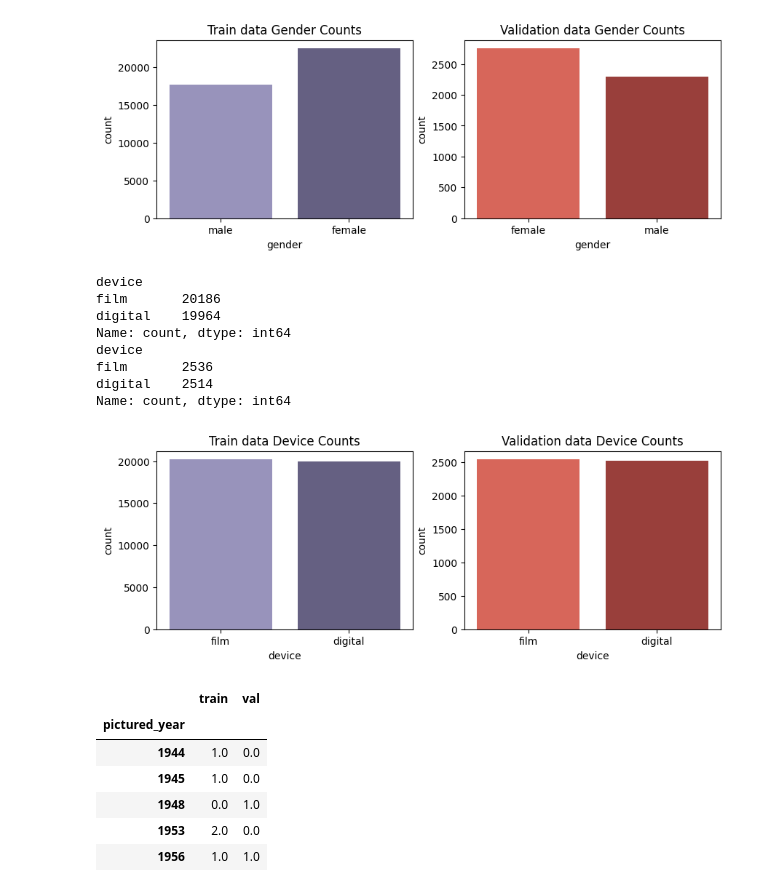
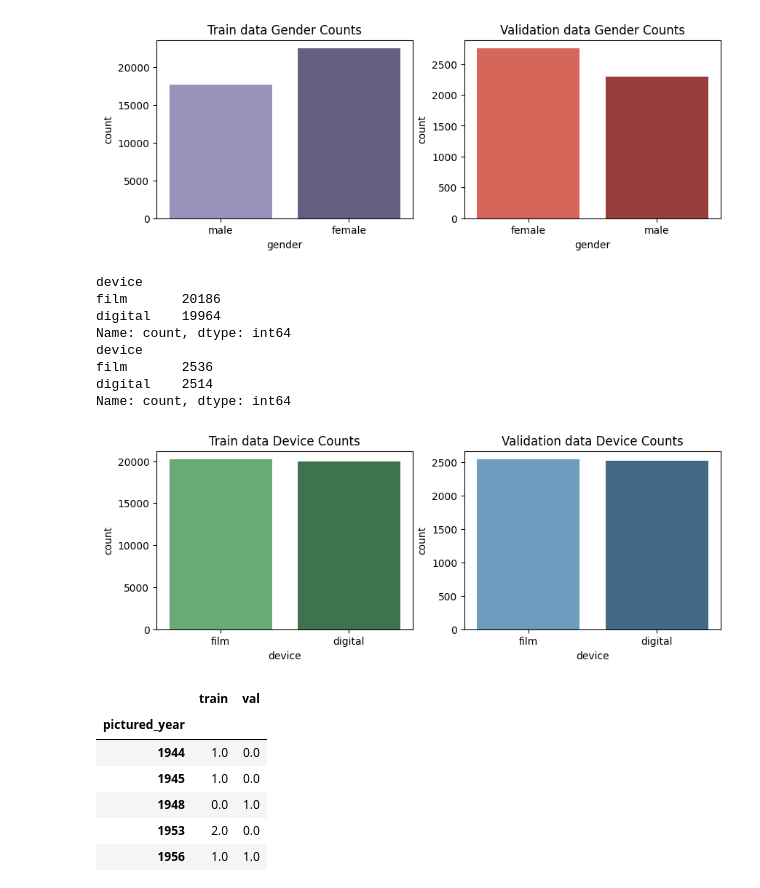
Before and after one commit to ailiens/Face-Detect-Classifier, a Jupyter notebook: notebooks/성별분류_EDA_이상치제거_undersampling.ipynb, the cells around one changed output. Cells and saved outputs as stored; diff of their text form; code cells hidden in the pictures.

```diff
--- a/notebooks/성별분류_EDA_이상치제거_undersampling.ipynb
+++ b/notebooks/성별분류_EDA_이상치제거_undersampling.ipynb
@@ -25,12 +25,12 @@ def label_data(path_dir):
         device.append(label_data['device'])
     return label, gender, birth, age_past, device, filenames
 # %%
-# lbl_train_output_dir = "D:\\Ddrive\\3rd\\data_ex\\training\\labels"
-# lbl_val_output_dir = "D:\\Ddrive\\3rd\\data_ex\\validation\\labels"
+lbl_train_output_dir = "D:\\Ddrive\\3rd\\data_ex\\training\\labels"
+lbl_val_output_dir = "D:\\Ddrive\\3rd\\data_ex\\validation\\labels"
 
 ## KP 작성 ##
-lbl_train_output_dir = "D:\\face_image_data\\train\\label"
-lbl_val_output_dir = "D:\\face_image_data\\valid\\label"
+# lbl_train_output_dir = "D:\\face_image_data\\train\\label"
+# lbl_val_output_dir = "D:\\face_image_data\\valid\\label"
 ## 작성 끝 ##
 
 train_labels = label_data(lbl_train_output_dir)
@@ -87,27 +87,27 @@ Name: count, dtype: int64
 # %%
 # device class
 print(tr.device.value_counts()), print(val.device.value_counts())
 
 plt.figure(figsize = (10, 7))
 plt.subplot(2,2,1)
-sns.countplot(x='device', data=tr, palette='Purples_d')
+sns.countplot(x='device', data=tr, palette='Greens_d')
 plt.title('Train data Device Counts')
 
 plt.subplot(2,2,2)
-sns.countplot(x='device', data=val, palette='Reds_d')
+sns.countplot(x='device', data=val, palette='Blues_d')
 plt.title('Validation data Device Counts')
 
 plt.show()
 # %% [output]
 device
 film       20186
 digital    19964
 Name: count, dtype: int64
 device
 film       2536
 digital    2514
 Name: count, dtype: int64
-[figure, old version]
+[figure, new version]
 # %%
 # pictured_year : 촬영나이 + 생년
 
```
Also changed, not shown: parts of 6 cells of this notebook, 13 other files.
